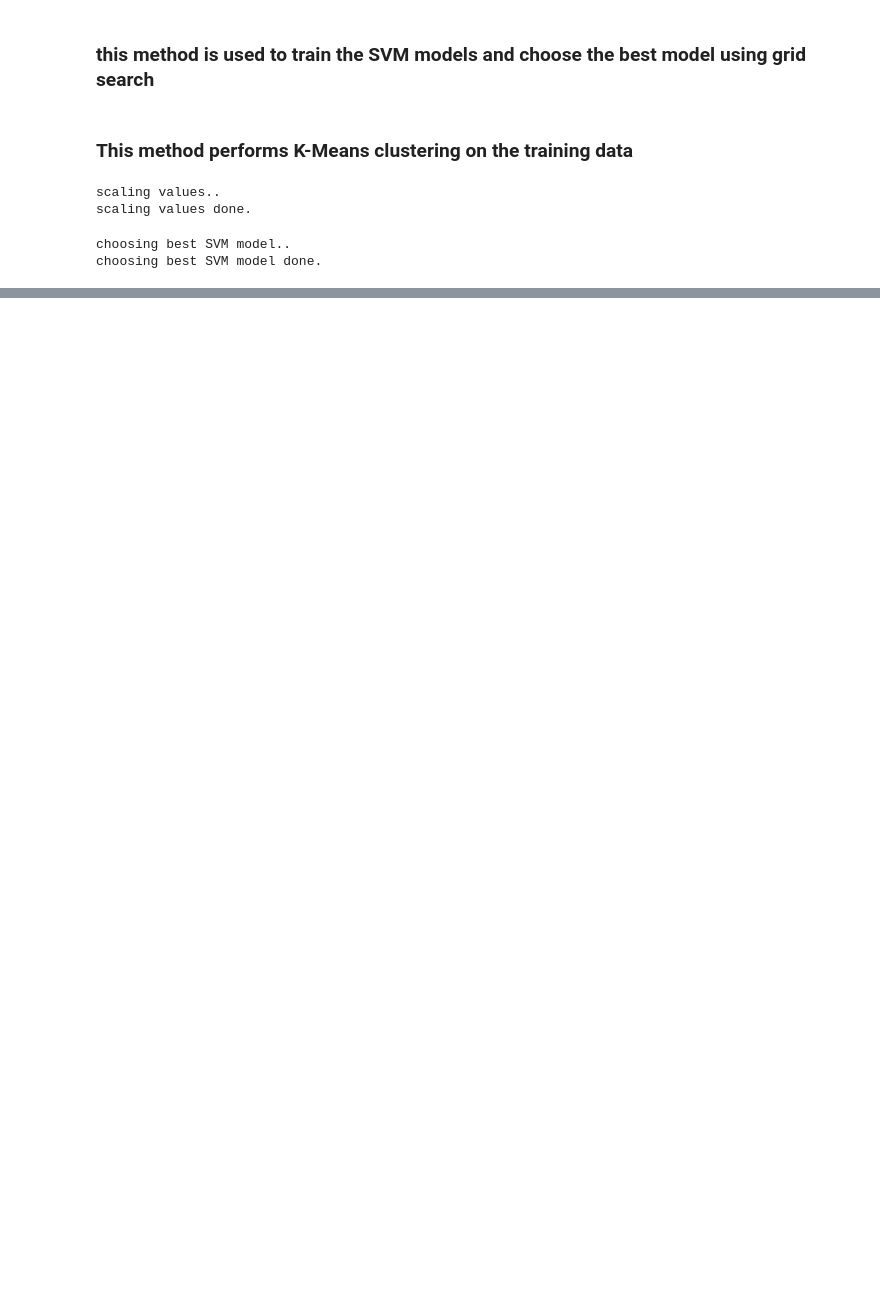
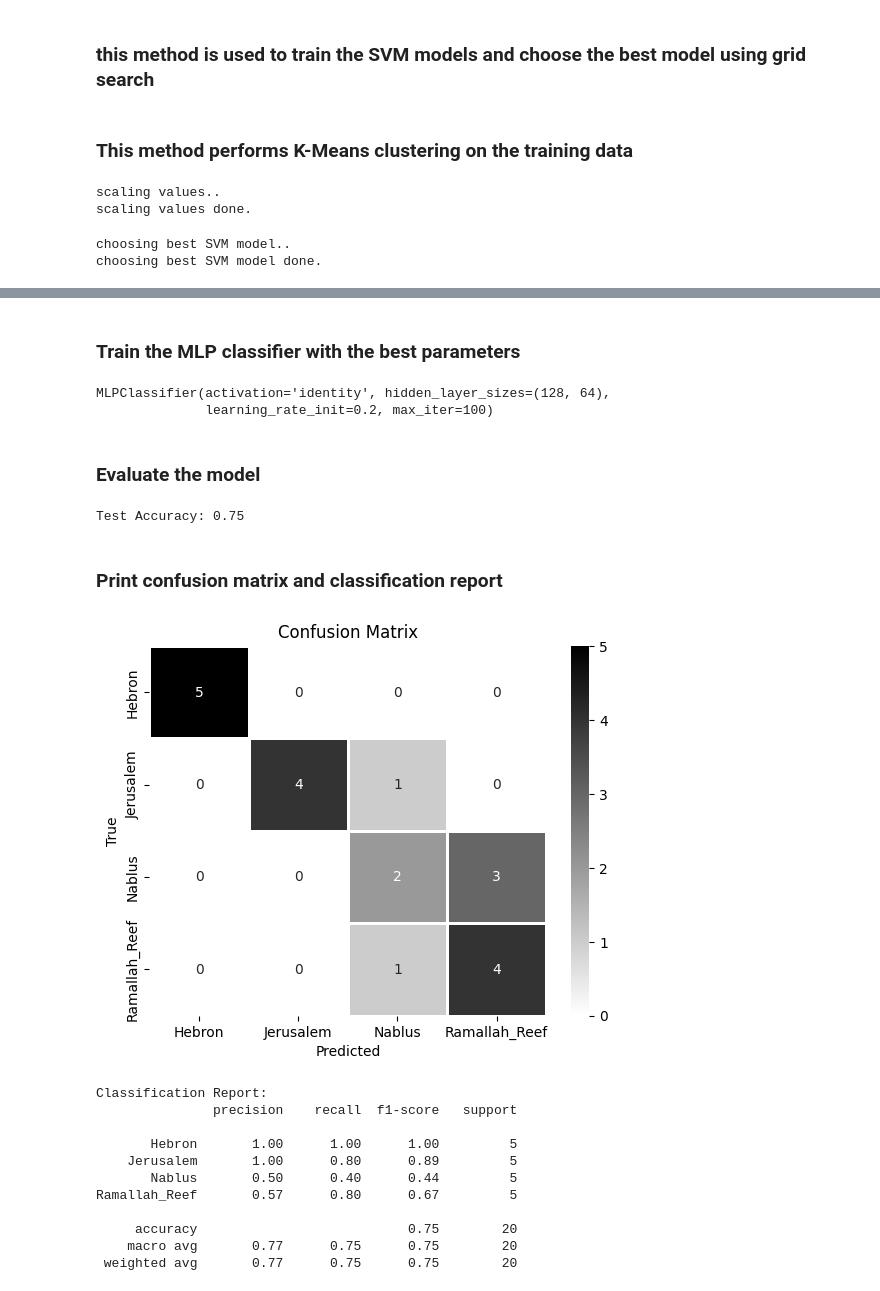
Before and after one commit to jehad-halahla/accent_identifier, a Jupyter notebook: accent_identifier.ipynb, the cells around one changed output, grey strips where cells are left out. Cells and saved outputs as stored; diff of their text form; code cells hidden in the pictures; blank space fills up the shorter version.

```diff
--- a/accent_identifier.ipynb
+++ b/accent_identifier.ipynb
@@ -149,0 +194,2 @@ evaluating SVM model done.
+# %%
+mlp = MLPClassifier(max_iter=100)
@@ -149,0 +198,3 @@ evaluating SVM model done.
+# %%
+grid_search = GridSearchCV(estimator=mlp, param_grid=param_grid, cv=5)
+grid_result = grid_search.fit(features_train_scaled, labels_train_encoded)
@@ -149,0 +209,41 @@ evaluating SVM model done.
+# %% [markdown]
+### Train the MLP classifier with the best parameters
+# %%
+best_mlp = MLPClassifier(**grid_result.best_params_, max_iter=100)
+best_mlp.fit(features_train_scaled, labels_train_encoded)
+# %% [output]
+MLPClassifier(activation='identity', hidden_layer_sizes=(128, 64),
+              learning_rate_init=0.2, max_iter=100)
+# %% [markdown]
+### Evaluate the model
+# %%
+labels_pred = best_mlp.predict(features_test_scaled)
+accuracy = accuracy_score(labels_test_encoded, labels_pred)
+print("Test Accuracy:", accuracy)
+# %% [output]
+Test Accuracy: 0.75
+# %% [markdown]
+### Print confusion matrix and classification report
+# %%
+cm_nn = confusion_matrix(labels_test_encoded, labels_pred)
+sns.heatmap(cm_nn, annot=True, fmt='d', xticklabels=best_svm.classes_, yticklabels=best_svm.classes_,cmap='binary', linewidths=1)
+plt.xlabel('Predicted')
+plt.ylabel('True')
+plt.title('Confusion Matrix')
+plt.show()
+
+print("Classification Report:")
+print(classification_report(labels_test_encoded, labels_pred, target_names=label_encoder.classes_))
+# %% [output]
+[figure, added]
+Classification Report:
+               precision    recall  f1-score   support
+
+       Hebron       1.00      1.00      1.00         5
+    Jerusalem       1.00      0.80      0.89         5
+       Nablus       0.50      0.40      0.44         5
+Ramallah_Reef       0.57      0.80      0.67         5
+
+     accuracy                           0.75        20
+    macro avg       0.77      0.75      0.75        20
+ weighted avg       0.77      0.75      0.75        20
```
Also changed, not shown: parts of 26 cells of this notebook, 5 other files.
